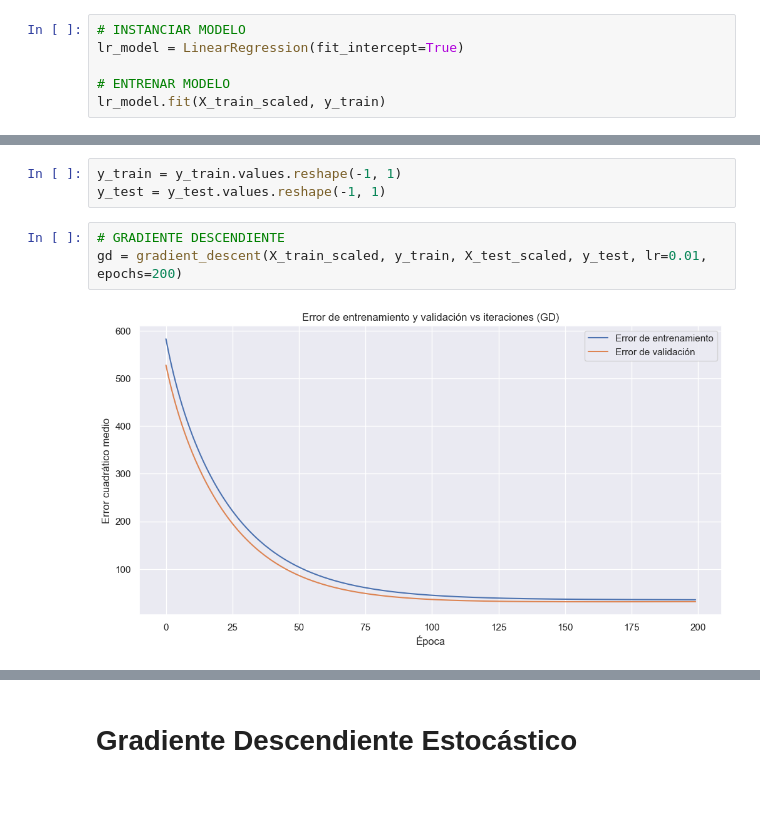
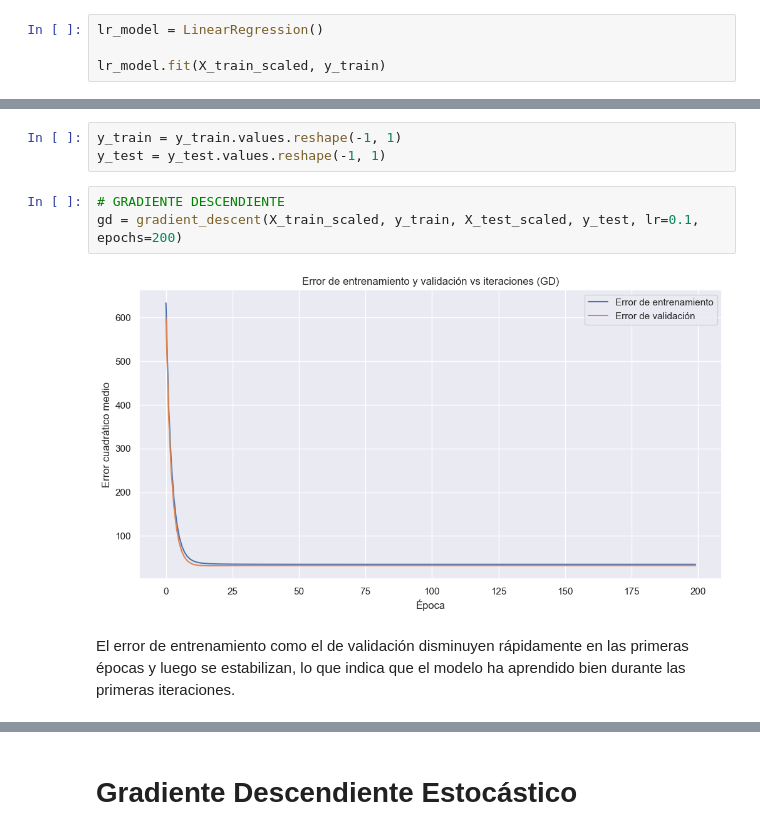
Before and after one commit to franciscoryb1/AA1-TUIA-RodriguezYBarros-Menescaldi-Britos, a Jupyter notebook: TP.ipynb, the cells around one changed output, grey strips where cells are left out. Drawn from its saved outputs; the diff is of its cells as text; blank space fills up the shorter version.

```diff
--- a/TP.ipynb
+++ b/TP.ipynb
@@ -840,10 +831,8 @@ X_test_scaled = pd.DataFrame(scaler.transform(X_test))
 # %% [markdown]
 Nos interesa predecir la variable MEDV, que representa el Valor mediano de las viviendas ocupadas por sus propietarios en miles de dólares [k$]
 # %%
-# INSTANCIAR MODELO
-lr_model = LinearRegression(fit_intercept=True)
+lr_model = LinearRegression()
 
-# ENTRENAR MODELO
 lr_model.fit(X_train_scaled, y_train)
 # %% [output]
 LinearRegression()
@@ -1079,9 +995,11 @@ y_train = y_train.values.reshape(-1, 1)
 y_test = y_test.values.reshape(-1, 1)
 # %%
 # GRADIENTE DESCENDIENTE
-gd = gradient_descent(X_train_scaled, y_train, X_test_scaled, y_test, lr=0.01, epochs=200)
+gd = gradient_descent(X_train_scaled, y_train, X_test_scaled, y_test, lr=0.1, epochs=200)
 # %% [output]
-[figure, old version]
+[figure, new version]
+# %% [markdown]
+El error de entrenamiento como el de validación disminuyen rápidamente en las primeras épocas y luego se estabilizan, lo que indica que el modelo ha aprendido bien durante las primeras iteraciones.
 # %%
 # PREDICCIONES GRADINTE DESCENDIENTE
 x_test_gd = np.hstack((np.ones((X_test_scaled.shape[0], 1)), X_test_scaled))
```
Also changed, not shown: parts of 45 cells of this notebook.
